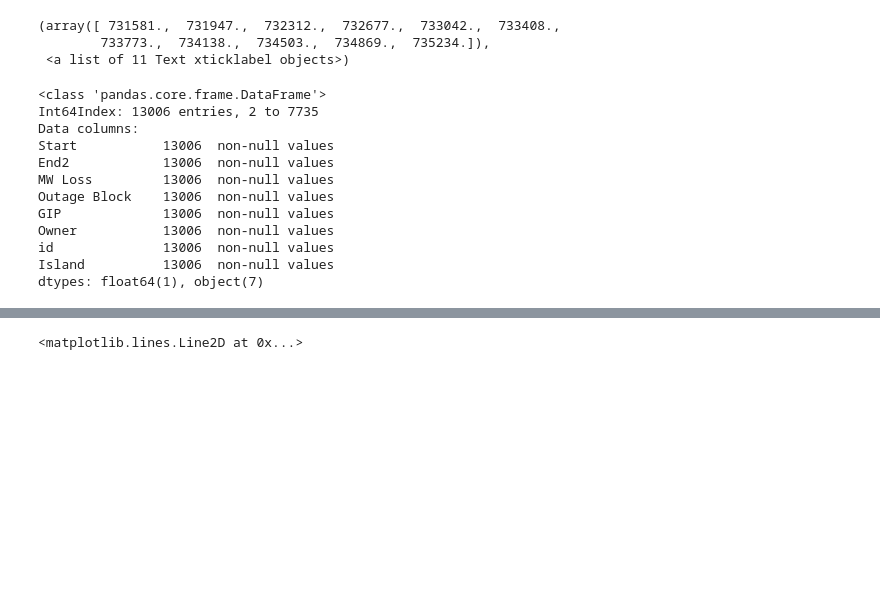
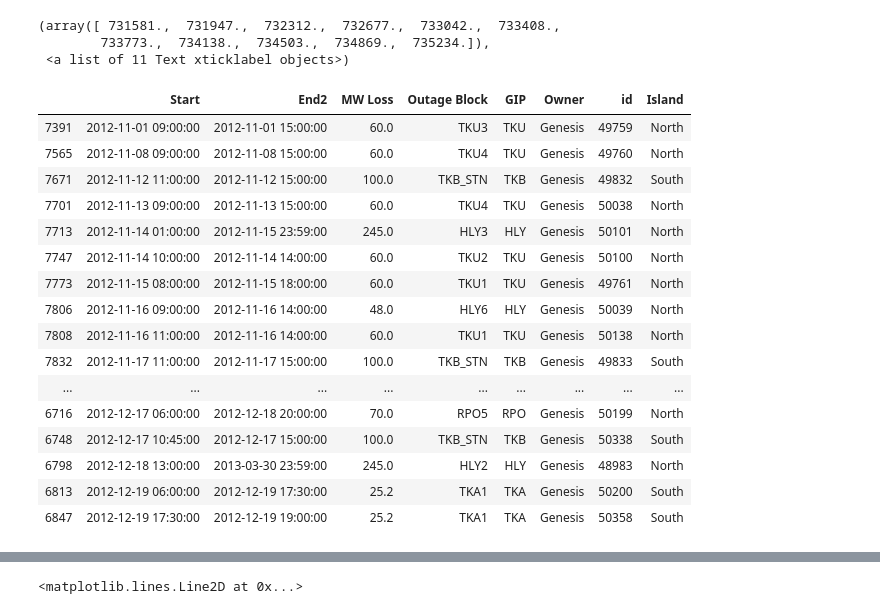
Before and after one commit to okbishop/pocp, a Jupyter notebook: POCP.ipynb, the cells around one changed output, grey strips where cells are left out. Cells and saved outputs as stored; diff of their text form; code cells hidden in the pictures; blank space fills up the shorter version.

```diff
--- a/POCP.ipynb
+++ b/POCP.ipynb
@@ -48,8 +93,9 @@ def groupbywhat(data,what):
 
 def POCP_current(P,curr_wk_4wk):
     def get_curr(tdc):
-        X=P[tdc][notnull(P[tdc]['Category'])]
-        current_bool = (X['Start']<=datetime.today()) & (X['End']>=(datetime.today()))
+        #X=P[tdc][notnull(P[tdc]['Category'])]
+        X=P.groupby('Category').T.T[tdc]
+        current_bool = (X['Start']<=datetime.today()) & (X['End']>=(datetime.today())) & (X['Planning Status']!='Cancelled')
         week_bool = (X['Start']<=(datetime.today()+timedelta(days=7))) & (X['End']>=(datetime.today()))
         four_weeks_bool = (X['Start']<=(datetime.today()+timedelta(days=28))) & (X['End']>=(datetime.today()))
         if curr_wk_4wk == 'current':
@@ -114,17 +160,19 @@ bufferIO.write(unicode(response.read()))
 bufferIO.seek(0)
 pocp = read_csv(bufferIO,parse_dates=['Start','End','Last Modified'],date_parser=POCP_date_parser,sep='\t')
 
-#Now split the POCP by Category into a Panel object
-P={}
-pocp_cat = pocp.groupby('Category')
-for pocp_cat,data in pocp_cat:
-    P[pocp_cat] = data
-P = Panel(P)
-store = HDFStore('/home/humed/python/POCP/POCP.h5','w')
-store['POCP'] = P   # write to HDF5
+#add current POCP download to all time POCP data then drop duplicates
+store = HDFStore('/home/humed/python/POCP/pocp_all.h5','r')
+P_all = store['POCP']   # read all previous pocp data
 store.close()
+P = concat([P_all,pocp])   #add latest download
+P = P.drop_duplicates()    #and drop any duplicates
+store = HDFStore('/home/humed/python/POCP/pocp_all.h5','w')
+store['POCP'] = P  # read all previous pocp data
+store.close()
+P.to_csv('pocp_all.csv')
 
 
-[T,G,D] = POCP_current(P,'current')
+#Report current confirmed (+tentative) outages
+[T,G,D] = POCP_current(pocp,'current')
 # %% [output]
 Get POCP between 18/03/2012 and 18/03/2013
@@ -373,18 +294,23 @@ plt.xticks(rotation=0)
 (array([ 731581.,  731947.,  732312.,  732677.,  733042.,  733408.,
         733773.,  734138.,  734503.,  734869.,  735234.]),
  <a list of 11 Text xticklabel objects>)
-# %%
-P_G.drop_duplicates()
-# %% [output]
-<class 'pandas.core.frame.DataFrame'>
-Int64Index: 13006 entries, 2 to 7735
-Data columns:
-Start           13006  non-null values
-End2            13006  non-null values
-MW Loss         13006  non-null values
-Outage Block    13006  non-null values
-GIP             13006  non-null values
-Owner           13006  non-null values
-id              13006  non-null values
-Island          13006  non-null values
-dtypes: float64(1), object(7)
+# %%
+P_G[P_G['Start']>datetime(2012,11,1)][P_G[P_G['Start']>datetime(2012,11,1)]['Owner']=='Genesis'].drop_duplicates()
+# %% [output]
+|  | Start | End2 | MW Loss | Outage Block | GIP | Owner | id | Island |
+| 7391 | 2012-11-01 09:00:00 | 2012-11-01 15:00:00 | 60.0 | TKU3 | TKU | Genesis | 49759 | North |
+| 7565 | 2012-11-08 09:00:00 | 2012-11-08 15:00:00 | 60.0 | TKU4 | TKU | Genesis | 49760 | North |
+| 7671 | 2012-11-12 11:00:00 | 2012-11-12 15:00:00 | 100.0 | TKB_STN | TKB | Genesis | 49832 | South |
+| 7701 | 2012-11-13 09:00:00 | 2012-11-13 15:00:00 | 60.0 | TKU4 | TKU | Genesis | 50038 | North |
+| 7713 | 2012-11-14 01:00:00 | 2012-11-15 23:59:00 | 245.0 | HLY3 | HLY | Genesis | 50101 | North |
+| 7747 | 2012-11-14 10:00:00 | 2012-11-14 14:00:00 | 60.0 | TKU2 | TKU | Genesis | 50100 | North |
+| 7773 | 2012-11-15 08:00:00 | 2012-11-15 18:00:00 | 60.0 | TKU1 | TKU | Genesis | 49761 | North |
+| 7806 | 2012-11-16 09:00:00 | 2012-11-16 14:00:00 | 48.0 | HLY6 | HLY | Genesis | 50039 | North |
+| 7808 | 2012-11-16 11:00:00 | 2012-11-16 14:00:00 | 60.0 | TKU1 | TKU | Genesis | 50138 | North |
+| 7832 | 2012-11-17 11:00:00 | 2012-11-17 15:00:00 | 100.0 | TKB_STN | TKB | Genesis | 49833 | South |
+| ... | ... | ... | ... | ... | ... | ... | ... | ... |
+| 6716 | 2012-12-17 06:00:00 | 2012-12-18 20:00:00 | 70.0 | RPO5 | RPO | Genesis | 50199 | North |
+| 6748 | 2012-12-17 10:45:00 | 2012-12-17 15:00:00 | 100.0 | TKB_STN | TKB | Genesis | 50338 | South |
+| 6798 | 2012-12-18 13:00:00 | 2013-03-30 23:59:00 | 245.0 | HLY2 | HLY | Genesis | 48983 | North |
+| 6813 | 2012-12-19 06:00:00 | 2012-12-19 17:30:00 | 25.2 | TKA1 | TKA | Genesis | 50200 | South |
+| 6847 | 2012-12-19 17:30:00 | 2012-12-19 19:00:00 | 25.2 | TKA1 | TKA | Genesis | 50358 | South |
```
Also changed, not shown: parts of 27 cells of this notebook.
